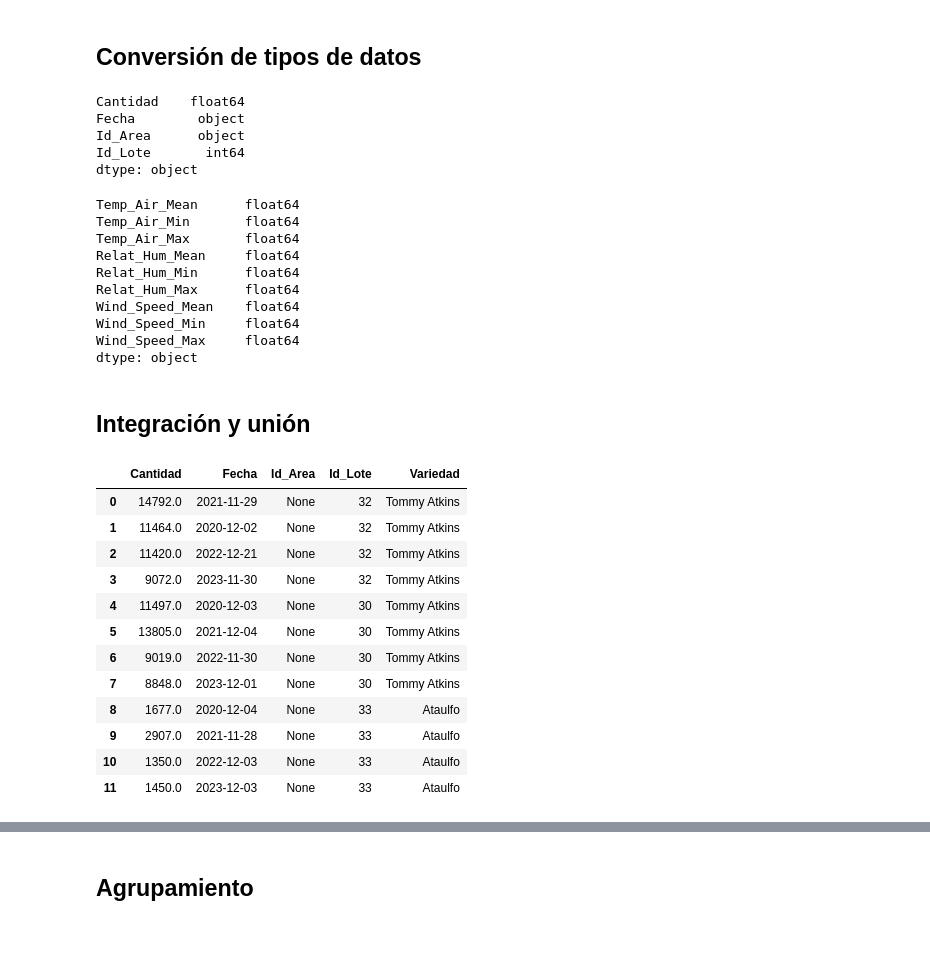
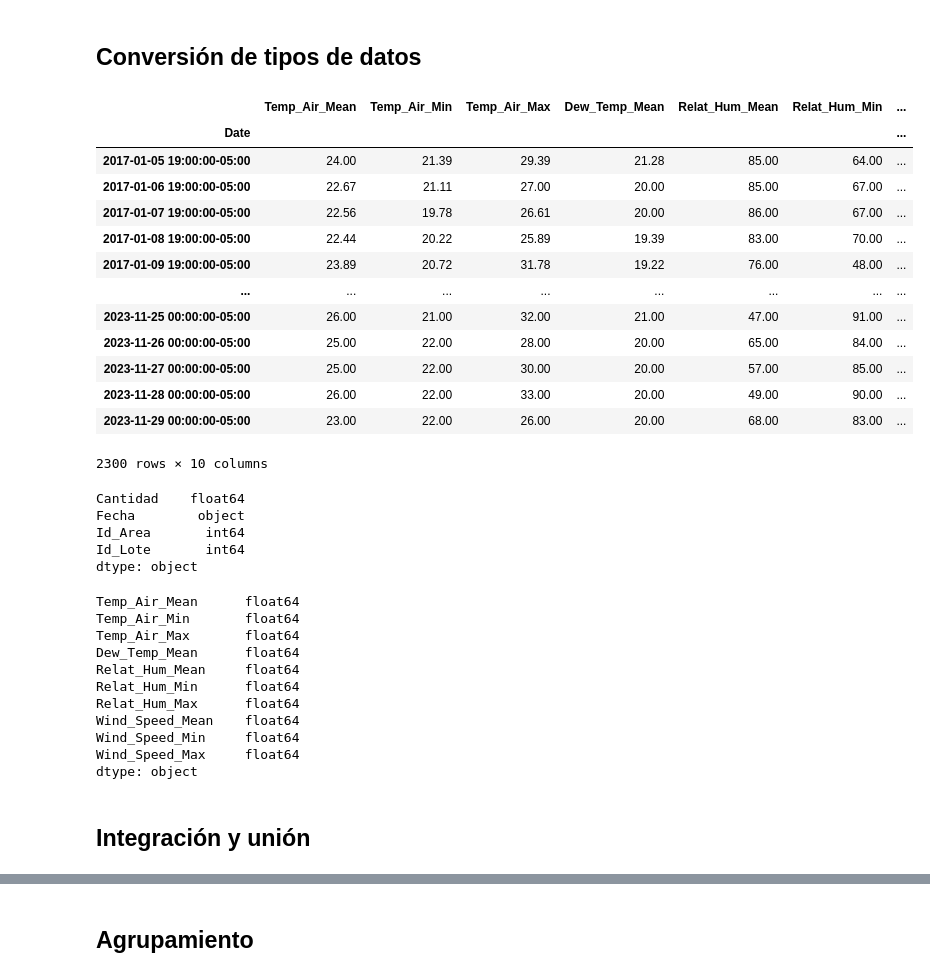
Before and after one commit to 71walceli/71walceli-UAE_Tesis_CCMangos_PredictiveModel, a Jupyter notebook: Notebooks/1_DataETL.ipynb, the cells around one changed output, grey strips where cells are left out. Drawn from its saved outputs; the diff is of its cells as text; code cells hidden in the pictures; blank space fills up the shorter version.

```diff
--- a/Notebooks/1_DataETL.ipynb
+++ b/Notebooks/1_DataETL.ipynb
@@ -267,27 +224,47 @@ datos_clima
 # %% [markdown]
 ## Conversión de tipos de datos
+# %%
+datos_clima.set_index(pd.DatetimeIndex(datos_clima["Date"]), inplace=True)
+datos_clima.drop("Date",inplace=True,axis=1)
+datos_clima
+# %% [output]
+|  | Temp_Air_Mean | Temp_Air_Min | Temp_Air_Max | Dew_Temp_Mean | Relat_Hum_Mean | Relat_Hum_Min | ... |
+| Date |  |  |  |  |  |  | ... |
+| 2017-01-05 19:00:00-05:00 | 24.00 | 21.39 | 29.39 | 21.28 | 85.00 | 64.00 | ... |
+| 2017-01-06 19:00:00-05:00 | 22.67 | 21.11 | 27.00 | 20.00 | 85.00 | 67.00 | ... |
+| 2017-01-07 19:00:00-05:00 | 22.56 | 19.78 | 26.61 | 20.00 | 86.00 | 67.00 | ... |
+| 2017-01-08 19:00:00-05:00 | 22.44 | 20.22 | 25.89 | 19.39 | 83.00 | 70.00 | ... |
+| 2017-01-09 19:00:00-05:00 | 23.89 | 20.72 | 31.78 | 19.22 | 76.00 | 48.00 | ... |
+| ... | ... | ... | ... | ... | ... | ... | ... |
+| 2023-11-25 00:00:00-05:00 | 26.00 | 21.00 | 32.00 | 21.00 | 47.00 | 91.00 | ... |
+| 2023-11-26 00:00:00-05:00 | 25.00 | 22.00 | 28.00 | 20.00 | 65.00 | 84.00 | ... |
+| 2023-11-27 00:00:00-05:00 | 25.00 | 22.00 | 30.00 | 20.00 | 57.00 | 85.00 | ... |
+| 2023-11-28 00:00:00-05:00 | 26.00 | 22.00 | 33.00 | 20.00 | 49.00 | 90.00 | ... |
+| 2023-11-29 00:00:00-05:00 | 23.00 | 22.00 | 26.00 | 20.00 | 68.00 | 83.00 | ... |
+2300 rows × 10 columns
 # %%
 producciones = df_change_types(producciones, {
     "Cantidad": float,
-    #"Id_Area": int,
+    "Id_Area": int,
     "Id_Lote": int,
 })
 producciones.dtypes
 # %% [output]
 Cantidad    float64
 Fecha        object
-Id_Area      object
+Id_Area       int64
 Id_Lote       int64
 dtype: object
 # %%
 datos_clima = df_change_types(datos_clima, {column: float
-    for column in {*variables_ambientales} - {*variables_incompletas}
+    for column in variables_ambientales
 })
 datos_clima.dtypes
 # %% [output]
 Temp_Air_Mean      float64
 Temp_Air_Min       float64
 Temp_Air_Max       float64
+Dew_Temp_Mean      float64
 Relat_Hum_Mean     float64
 Relat_Hum_Min      float64
 Relat_Hum_Max      float64
@@ -297,20 +274,3 @@ Wind_Speed_Max     float64
 dtype: object
 # %% [markdown]
 ## Integración y unión
-# %%
-producciones["Variedad"] = producciones.Id_Lote.map(areas.set_index("id")["Variedad"])
-producciones
-# %% [output]
-|  | Cantidad | Fecha | Id_Area | Id_Lote | Variedad |
-| 0 | 14792.0 | 2021-11-29 | None | 32 | Tommy Atkins |
-| 1 | 11464.0 | 2020-12-02 | None | 32 | Tommy Atkins |
-| 2 | 11420.0 | 2022-12-21 | None | 32 | Tommy Atkins |
-| 3 | 9072.0 | 2023-11-30 | None | 32 | Tommy Atkins |
-| 4 | 11497.0 | 2020-12-03 | None | 30 | Tommy Atkins |
-| 5 | 13805.0 | 2021-12-04 | None | 30 | Tommy Atkins |
-| 6 | 9019.0 | 2022-11-30 | None | 30 | Tommy Atkins |
-| 7 | 8848.0 | 2023-12-01 | None | 30 | Tommy Atkins |
-| 8 | 1677.0 | 2020-12-04 | None | 33 | Ataulfo |
-| 9 | 2907.0 | 2021-11-28 | None | 33 | Ataulfo |
-| 10 | 1350.0 | 2022-12-03 | None | 33 | Ataulfo |
-| 11 | 1450.0 | 2023-12-03 | None | 33 | Ataulfo |
```
Also changed, not shown: parts of 30 cells of this notebook, 4 other files.
